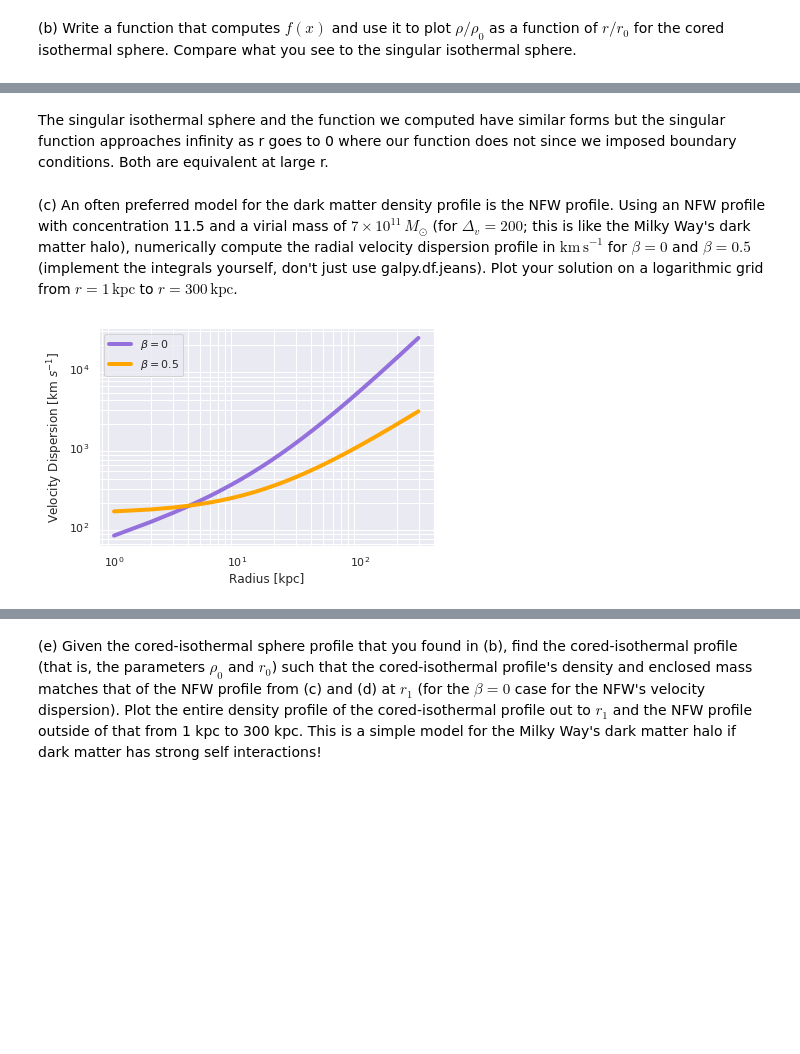
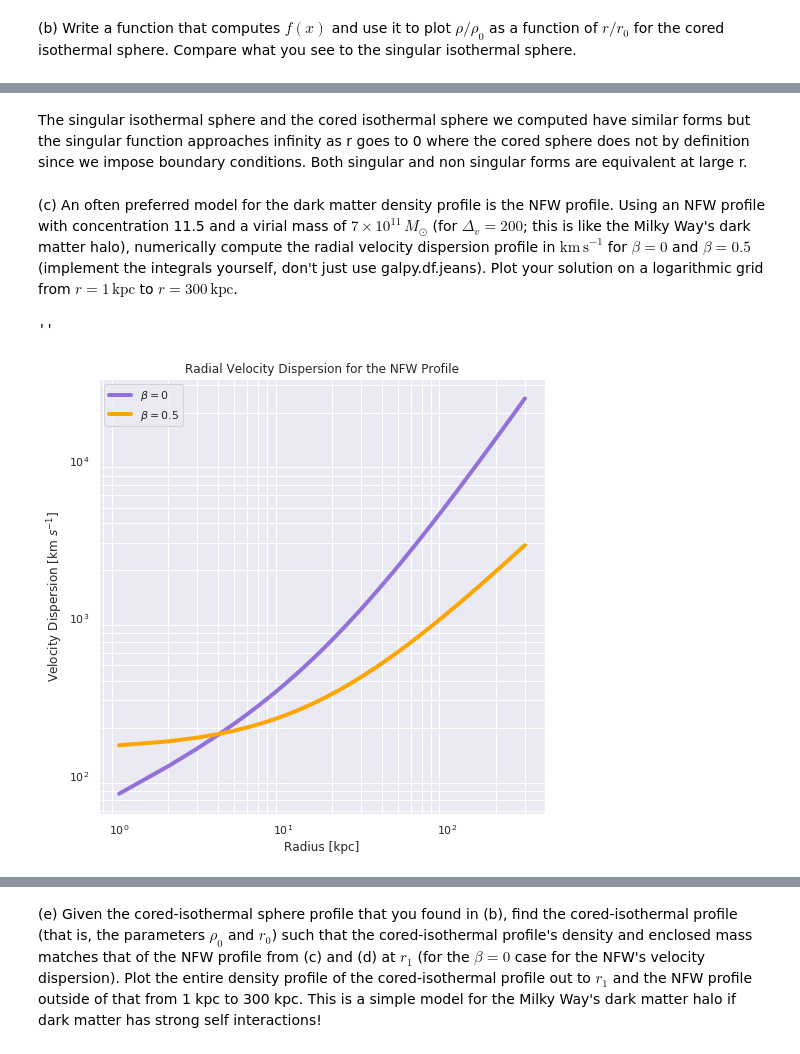
Before and after one commit to AstroLudwig/AST1420, a Jupyter notebook: Assignment1/Assignment1.ipynb, the cells around one changed output, grey strips where cells are left out. Saved outputs shown, nothing was run; the diff lists cells and outputs as text; code cells hidden in the pictures; blank space fills up the shorter version.

```diff
--- a/Assignment1/Assignment1.ipynb
+++ b/Assignment1/Assignment1.ipynb
@@ -660,40 +761,52 @@ plt.legend();
 # %% [markdown]
-The singular isothermal sphere and the function we computed have similar forms but the singular function approaches infinity as r goes to 0 where our function does not since we imposed boundary conditions. Both are equivalent at large r.
+The singular isothermal sphere and the cored isothermal sphere we computed have similar forms but the singular function approaches infinity as r goes to 0 where the cored sphere does not by definition since we impose boundary conditions. Both singular and non singular forms are equivalent at large r.
 # %% [markdown]
 (c) An often preferred model for the dark matter density profile is the NFW profile. Using an NFW profile with concentration 11.5 and a virial mass of $7\times 10^{11}\,M_\odot$ (for $\Delta_v = 200$; this is like the Milky Way's dark matter halo), numerically compute the radial velocity dispersion profile in $\mathrm{km\,s}^{-1}$ for $\beta = 0$ and $\beta = 0.5$ (implement the integrals yourself, don't just use galpy.df.jeans). Plot your solution on a logarithmic grid from $r = 1\,\mathrm{kpc}$ to $r=300\,\mathrm{kpc}$.
 # %%
-def rho_crit(H = 70 *u.km / u.s / u.Mpc):
-    return 3 * H **2 / (8 * np.pi * const.G)
+def rho_crit(H = 70 * u.km / u.s / u.Mpc):
+    return 3 * H ** 2 / (8 * np.pi * const.G)
+
 def r_vir(Mvir = 7e11 * u.M_sun, delta_v = 200):
-    return (((3 * Mvir) / (4 * np.pi) * (1 / (delta_v * rho_crit()))) ** (1/3)).to(u.kpc)
+    return (((3 * Mvir) / (4 * np.pi) * (1 / (delta_v * rho_crit()))) ** (1 / 3)).to(u.kpc)
+
 def f(c):
-    return np.log(1+c) - (c/(1+c))
-def rho_0(c=11.5,delta_v = 200):
-    return ((delta_v * rho_crit()) / 3 * (c**3 / f(c))).to(u.g/u.cm**3)
+    return np.log(1 + c) - (c / (1 + c))
+
+def rho_0(c = 11.5, delta_v = 200):
+    return ((delta_v * rho_crit()) / 3 * (c ** 3 / f(c))).to(u.g / u.cm ** 3)
+
 def a(c=11.5):
     return r_vir() / c
-def rho(r,c = 11.5,alpha=1,beta=3):
-    return rho_0() * a() ** alpha / (r ** alpha * (1 + r/a()) ** (beta - alpha))
+
+def rho(r, c = 11.5, alpha = 1, beta = 3):
+    return rho_0() * a() ** alpha / (r ** alpha * (1 + r / a()) ** (beta - alpha))
+
 def dphi_dr(r):
-    return (4 * np.pi * const.G * rho_0() * a() ** 3 / r ) * ((1/r) * np.log(1+r/a()) - 1/(r+a()))
+    return (4 * np.pi * const.G * rho_0() * a() ** 3 / r) * (
+        (1 / r) * np.log(1 + r / a()) - 1 / (r + a()))
+
 def b_0_integrand(r):
     return rho(r) * dphi_dr(r)
+
 def b_1_2_integrand(r):
     return r * rho(r) * dphi_dr(r)
 # %%
-r = np.arange(1,300) * u.kpc
+r = np.arange(1, 300) * u.kpc
 
-v_dis_0 = np.sqrt(np.trapz(b_0_integrand(r),r) / rho(r)).to(u.km/u.s)
+v_dis_0 = np.sqrt(np.trapz(b_0_integrand(r), r) / rho(r)).to(u.km / u.s)
 
-v_dis_1_2 = np.sqrt(np.trapz(b_1_2_integrand(r),r) / (r * rho(r))).to(u.km/u.s)
+v_dis_1_2 = np.sqrt(np.trapz(b_1_2_integrand(r), r) / (r * rho(r))).to(u.km / u.s)
 
-
-plt.loglog(r,v_dis_0,lw=4,c="mediumpurple",label=r"$\beta =0$")
-plt.loglog(r,v_dis_1_2,lw=4,c="orange",label=r"$\beta =0.5$")
-plt.grid(which="both")
+plt.figure(figsize = (8, 8))
+plt.loglog(r, v_dis_0, lw = 4, c = "mediumpurple", label = r"$\beta =0$")
+plt.loglog(r, v_dis_1_2, lw = 4, c = "orange", label = r"$\beta =0.5$")
+plt.grid(which = "both")
 plt.xlabel("Radius [kpc]")
 plt.ylabel("Velocity Dispersion [km $s^{-1}$]")
-plt.legend();
+plt.legend()
+plt.title("Radial Velocity Dispersion for the NFW Profile")
+;
 # %% [output]
+''
-[figure, old version]
+[figure, new version]
 # %% [markdown]
```
Also changed, not shown: parts of 21 cells of this notebook.
